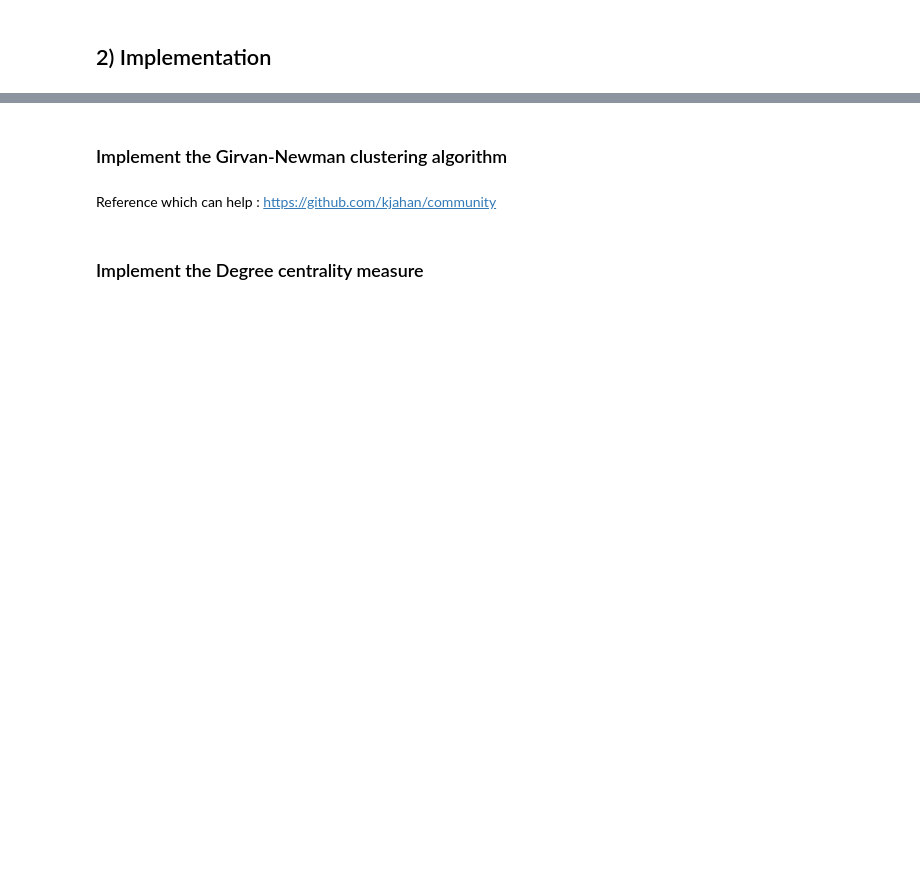
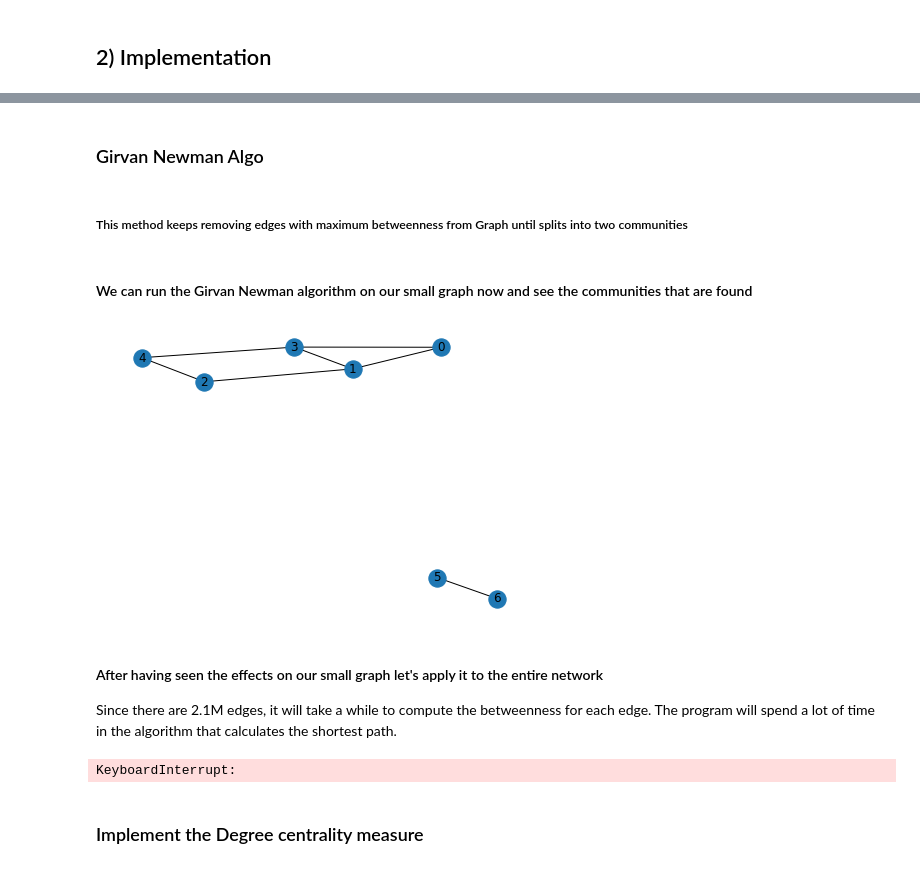
Before and after one commit to SocialMediaAnalytics2020/Project, a Jupyter notebook: Social Media Analytics Project.ipynb, the cells around one changed output, grey strips where cells are left out. Cells and saved outputs as stored; diff of their text form; code cells hidden in the pictures; blank space fills up the shorter version.

```diff
--- a/Social Media Analytics Project.ipynb
+++ b/Social Media Analytics Project.ipynb
@@ -65,7 +178,47 @@ What about triangles ?
 # %% [markdown]
-### Implement the Girvan-Newman clustering algorithm
+### Girvan Newman Algo
-# %% [markdown]
-Reference which can help : https://github.com/kjahan/community
+# %% [markdown]
+##### This method keeps removing edges with maximum betweenness from Graph until splits into two communities
+# %%
+def girvan_newman(G):
+
+    # no of components
+    initial_number_components = nx.number_connected_components(G)
+
+    # stop when we have more communities compare to when we started
+    current_number_components = initial_number_components
+    while current_number_components <= initial_number_components:
+
+        # edge betweenness for G
+        bw = edge_betweenness_centrality(G)
+
+        # find the edge with max centrality (n1, n2)
+        central_edge = max(bw, key=bw.get)
+
+        #remove the central edge
+        G.remove_edge(central_edge[0],central_edge[1])
+
+        # recalculate the no of components
+        current_number_components = nx.number_connected_components(G)
+# %% [markdown]
+#### We can run the Girvan Newman algorithm on our small graph now and see the communities that are found
+# %%
+girvan_newman(X)
+
+nx.draw(X, with_labels=True)
+plt.show()
+# %% [output]
+[figure, added]
+# %% [markdown]
+#### After having seen the effects on our small graph let's apply it to the entire network
+Since there are 2.1M edges, it will take a while to compute the betweenness for each edge. The program will spend a lot of time in the algorithm that calculates the shortest path.
+# %%
+girvan_newman(G)
+
+nx.draw(G, with_labels=True)
+plt.show()
+# %% [output]
+KeyboardInterrupt:
 # %% [markdown]
 ### Implement the Degree centrality measure
 # %% [markdown]
```
Also changed, not shown: parts of 15 cells of this notebook.
